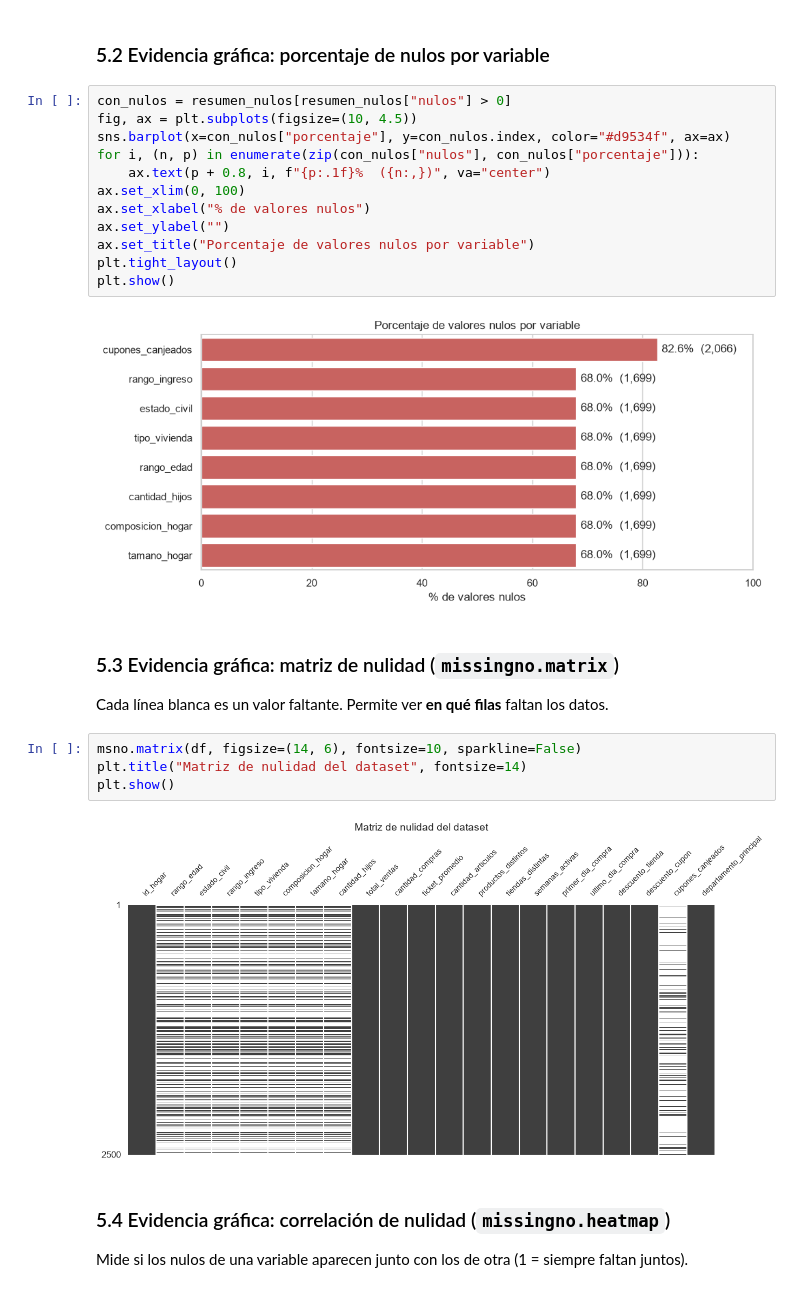
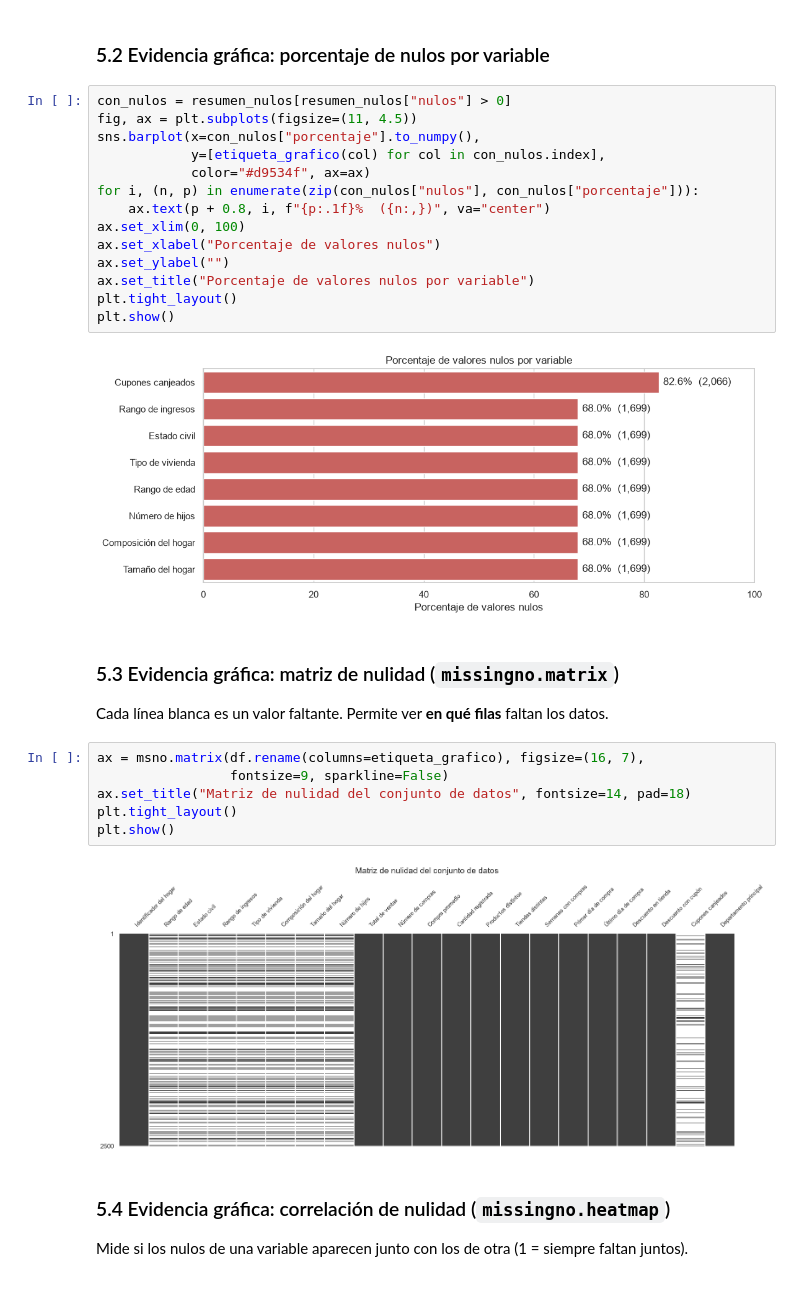
Before and after one commit to Eyner1/Laboratorio_4_Mineria_de_Datos_ISW_911_EDA_dataset_InvacomDW, a Jupyter notebook: lab4_IC2025.ipynb, the cells around one changed output. Drawn from its saved outputs; the diff is of its cells as text.

Commit message:
Ajusta graficos en espanol y simplifica encabezado

```diff
--- a/lab4_IC2025.ipynb
+++ b/lab4_IC2025.ipynb
@@ -348,28 +421,32 @@ Total de celdas nulas: 13,959 de 52,500 (26.6%)
 ### 5.2 Evidencia gráfica: porcentaje de nulos por variable
 # %%
 con_nulos = resumen_nulos[resumen_nulos["nulos"] > 0]
-fig, ax = plt.subplots(figsize=(10, 4.5))
-sns.barplot(x=con_nulos["porcentaje"], y=con_nulos.index, color="#d9534f", ax=ax)
+fig, ax = plt.subplots(figsize=(11, 4.5))
+sns.barplot(x=con_nulos["porcentaje"].to_numpy(),
+            y=[etiqueta_grafico(col) for col in con_nulos.index],
+            color="#d9534f", ax=ax)
 for i, (n, p) in enumerate(zip(con_nulos["nulos"], con_nulos["porcentaje"])):
     ax.text(p + 0.8, i, f"{p:.1f}%  ({n:,})", va="center")
 ax.set_xlim(0, 100)
-ax.set_xlabel("% de valores nulos")
+ax.set_xlabel("Porcentaje de valores nulos")
 ax.set_ylabel("")
 ax.set_title("Porcentaje de valores nulos por variable")
 plt.tight_layout()
 plt.show()
 # %% [output]
-[figure, old version]
+[figure, new version]
 # %% [markdown]
 ### 5.3 Evidencia gráfica: matriz de nulidad (`missingno.matrix`)
 
 Cada línea blanca es un valor faltante. Permite ver **en qué filas** faltan los datos.
 # %%
-msno.matrix(df, figsize=(14, 6), fontsize=10, sparkline=False)
-plt.title("Matriz de nulidad del dataset", fontsize=14)
+ax = msno.matrix(df.rename(columns=etiqueta_grafico), figsize=(16, 7),
+                 fontsize=9, sparkline=False)
+ax.set_title("Matriz de nulidad del conjunto de datos", fontsize=14, pad=18)
+plt.tight_layout()
 plt.show()
 # %% [output]
-[figure, old version]
+[figure, new version]
 # %% [markdown]
 ### 5.4 Evidencia gráfica: correlación de nulidad (`missingno.heatmap`)
 
```
Also changed, not shown: parts of 13 cells of this notebook.
